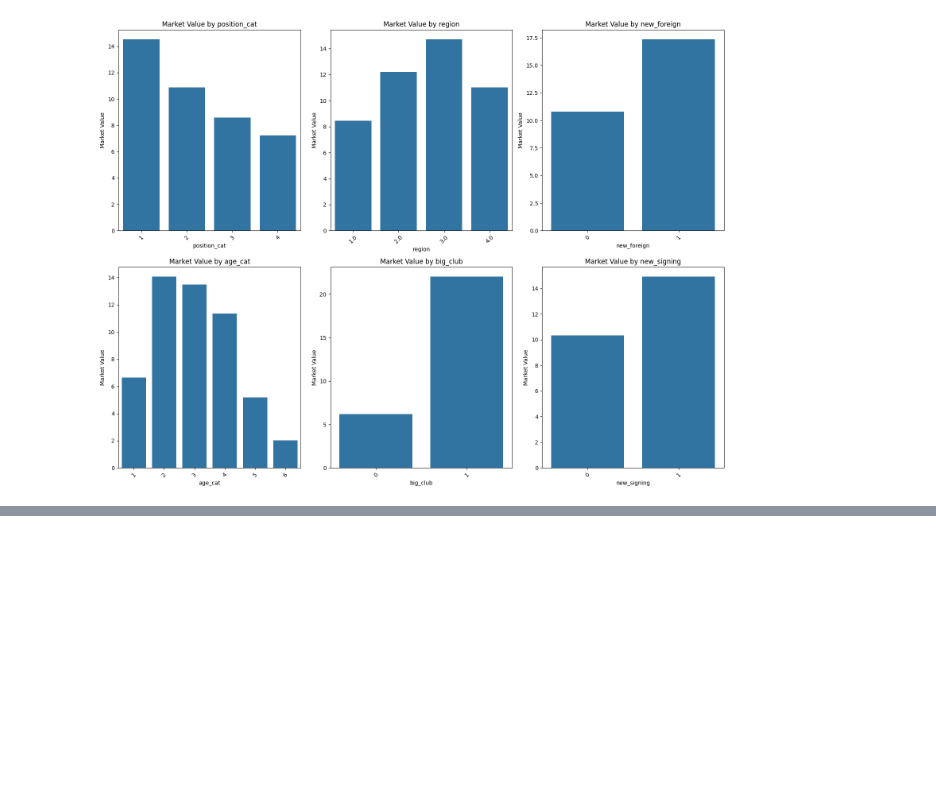
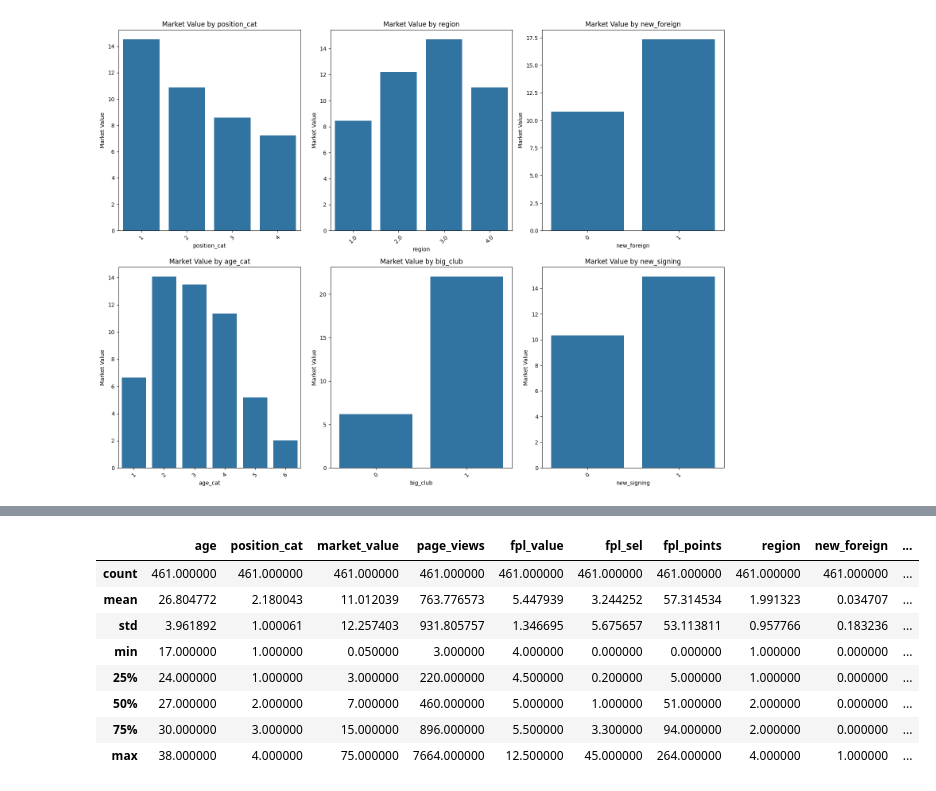
Before and after one commit to Divs2930/Player-Price-Prediction, a Jupyter notebook: Notebook/Model/EDA.ipynb, the cells around one changed output, grey strips where cells are left out. Drawn from its saved outputs; the diff is of its cells as text; code cells hidden in the pictures; blank space fills up the shorter version.

```diff
--- a/Notebook/Model/EDA.ipynb
+++ b/Notebook/Model/EDA.ipynb
@@ -471,0 +503,12 @@ plt.show()
+# %%
+df.describe()
+# %% [output]
+|  | age | position_cat | market_value | page_views | fpl_value | fpl_sel | fpl_points | region | new_foreign | ... |
+| count | 461.000000 | 461.000000 | 461.000000 | 461.000000 | 461.000000 | 461.000000 | 461.000000 | 461.000000 | 461.000000 | ... |
+| mean | 26.804772 | 2.180043 | 11.012039 | 763.776573 | 5.447939 | 3.244252 | 57.314534 | 1.991323 | 0.034707 | ... |
+| std | 3.961892 | 1.000061 | 12.257403 | 931.805757 | 1.346695 | 5.675657 | 53.113811 | 0.957766 | 0.183236 | ... |
+| min | 17.000000 | 1.000000 | 0.050000 | 3.000000 | 4.000000 | 0.000000 | 0.000000 | 1.000000 | 0.000000 | ... |
+| 25% | 24.000000 | 1.000000 | 3.000000 | 220.000000 | 4.500000 | 0.200000 | 5.000000 | 1.000000 | 0.000000 | ... |
+| 50% | 27.000000 | 2.000000 | 7.000000 | 460.000000 | 5.000000 | 1.000000 | 51.000000 | 2.000000 | 0.000000 | ... |
+| 75% | 30.000000 | 3.000000 | 15.000000 | 896.000000 | 5.500000 | 3.300000 | 94.000000 | 2.000000 | 0.000000 | ... |
+| max | 38.000000 | 4.000000 | 75.000000 | 7664.000000 | 12.500000 | 45.000000 | 264.000000 | 4.000000 | 1.000000 | ... |
```
Also changed, not shown: parts of 6 cells of this notebook, 9 other files.
